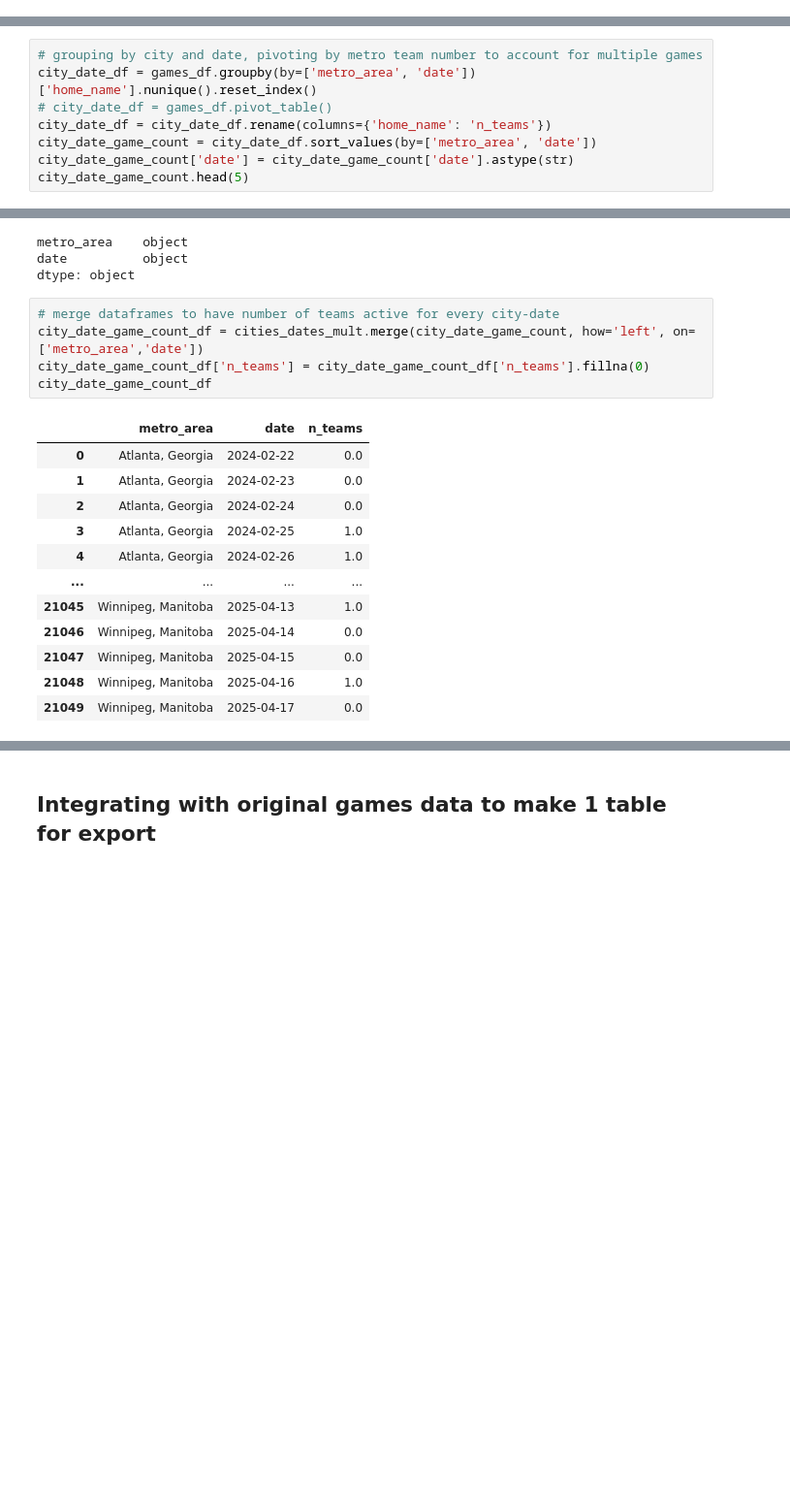
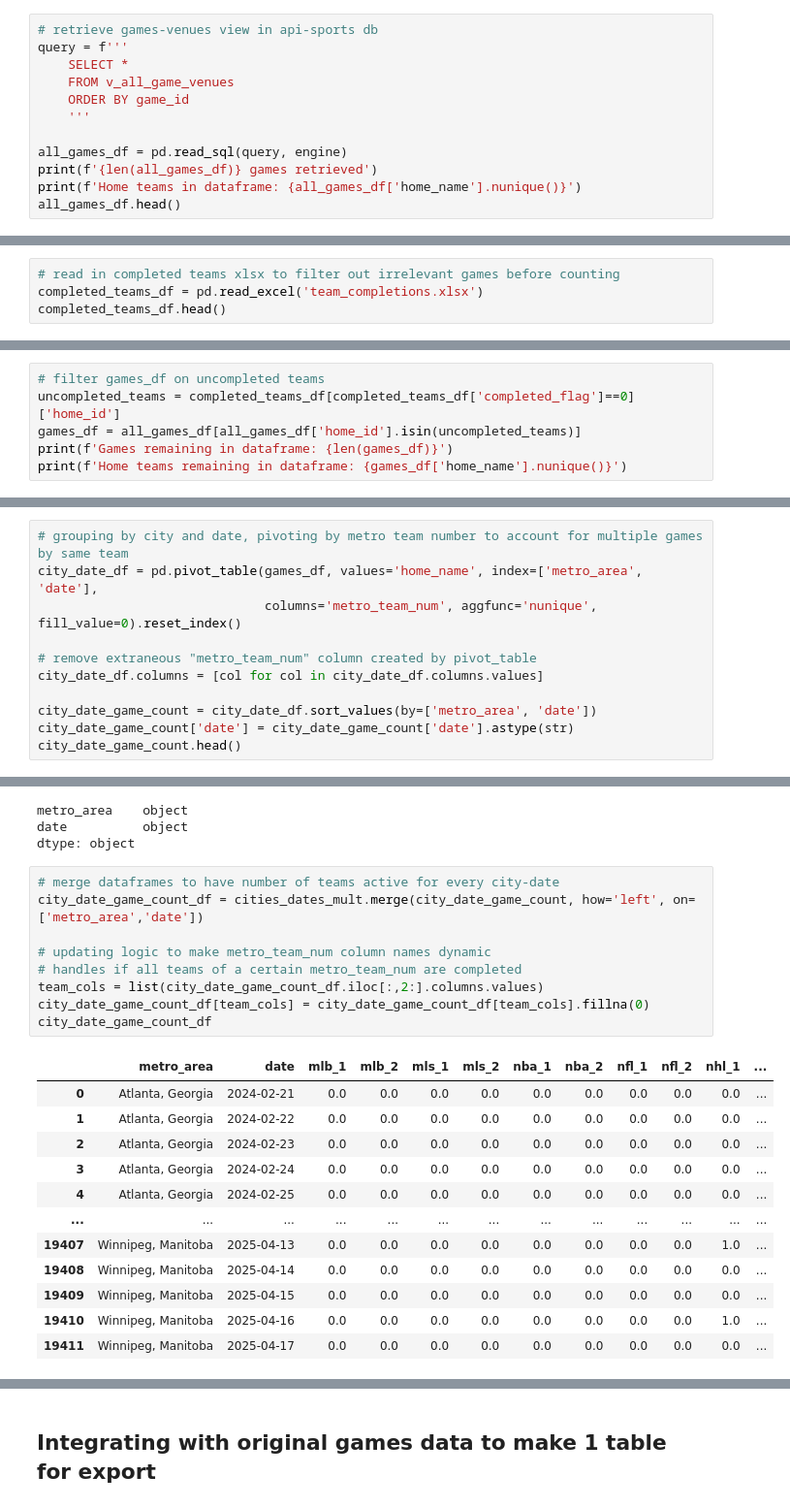
Before and after one commit to hunterhollis/asa, a Jupyter notebook: game_finder_v2.ipynb, the cells around one changed output, grey strips where cells are left out. Shown: that part at 97% size. Drawn from its saved outputs; the diff is of its cells as text; blank space fills up the shorter version.

```diff
--- a/game_finder_v2.ipynb
+++ b/game_finder_v2.ipynb
@@ -57,0 +11,12 @@ games_df.head()
+# %%
+# retrieve games-venues view in api-sports db
+query = f'''
+    SELECT *
+    FROM v_all_game_venues
+    ORDER BY game_id
+    '''
+
+all_games_df = pd.read_sql(query, engine)
+print(f'{len(all_games_df)} games retrieved')
+print(f'Home teams in dataframe: {all_games_df['home_name'].nunique()}')
+all_games_df.head()
@@ -57,0 +32,4 @@ games_df.head()
+# %%
+# read in completed teams xlsx to filter out irrelevant games before counting
+completed_teams_df = pd.read_excel('team_completions.xlsx')
+completed_teams_df.head()
@@ -57,0 +43,6 @@ games_df.head()
+# %%
+# filter games_df on uncompleted teams
+uncompleted_teams = completed_teams_df[completed_teams_df['completed_flag']==0]['home_id']
+games_df = all_games_df[all_games_df['home_id'].isin(uncompleted_teams)]
+print(f'Games remaining in dataframe: {len(games_df)}')
+print(f'Home teams remaining in dataframe: {games_df['home_name'].nunique()}')
@@ -58,9 +52,12 @@ games_df.head()
 # %%
-# grouping by city and date, pivoting by metro team number to account for multiple games
-city_date_df = games_df.groupby(by=['metro_area', 'date'])['home_name'].nunique().reset_index()
-# city_date_df = games_df.pivot_table()
-city_date_df = city_date_df.rename(columns={'home_name': 'n_teams'})
+# grouping by city and date, pivoting by metro team number to account for multiple games by same team
+city_date_df = pd.pivot_table(games_df, values='home_name', index=['metro_area', 'date'],
+                              columns='metro_team_num', aggfunc='nunique', fill_value=0).reset_index()
+
+# remove extraneous "metro_team_num" column created by pivot_table
+city_date_df.columns = [col for col in city_date_df.columns.values]
+
 city_date_game_count = city_date_df.sort_values(by=['metro_area', 'date'])
 city_date_game_count['date'] = city_date_game_count['date'].astype(str)
-city_date_game_count.head(5)
+city_date_game_count.head()
 # %% [output]
@@ -117,18 +114,22 @@ dtype: object
 # %%
 # merge dataframes to have number of teams active for every city-date
 city_date_game_count_df = cities_dates_mult.merge(city_date_game_count, how='left', on=['metro_area','date'])
-city_date_game_count_df['n_teams'] = city_date_game_count_df['n_teams'].fillna(0)
+
+# updating logic to make metro_team_num column names dynamic
+# handles if all teams of a certain metro_team_num are completed
+team_cols = list(city_date_game_count_df.iloc[:,2:].columns.values)
+city_date_game_count_df[team_cols] = city_date_game_count_df[team_cols].fillna(0)
 city_date_game_count_df
 # %% [output]
-|  | metro_area | date | n_teams |
-| 0 | Atlanta, Georgia | 2024-02-22 | 0.0 |
-| 1 | Atlanta, Georgia | 2024-02-23 | 0.0 |
-| 2 | Atlanta, Georgia | 2024-02-24 | 0.0 |
-| 3 | Atlanta, Georgia | 2024-02-25 | 1.0 |
-| 4 | Atlanta, Georgia | 2024-02-26 | 1.0 |
-| ... | ... | ... | ... |
-| 21045 | Winnipeg, Manitoba | 2025-04-13 | 1.0 |
-| 21046 | Winnipeg, Manitoba | 2025-04-14 | 0.0 |
-| 21047 | Winnipeg, Manitoba | 2025-04-15 | 0.0 |
-| 21048 | Winnipeg, Manitoba | 2025-04-16 | 1.0 |
-| 21049 | Winnipeg, Manitoba | 2025-04-17 | 0.0 |
+|  | metro_area | date | mlb_1 | mlb_2 | mls_1 | mls_2 | nba_1 | nba_2 | nfl_1 | nfl_2 | nhl_1 | ... |
+| 0 | Atlanta, Georgia | 2024-02-21 | 0.0 | 0.0 | 0.0 | 0.0 | 0.0 | 0.0 | 0.0 | 0.0 | 0.0 | ... |
+| 1 | Atlanta, Georgia | 2024-02-22 | 0.0 | 0.0 | 0.0 | 0.0 | 0.0 | 0.0 | 0.0 | 0.0 | 0.0 | ... |
+| 2 | Atlanta, Georgia | 2024-02-23 | 0.0 | 0.0 | 0.0 | 0.0 | 0.0 | 0.0 | 0.0 | 0.0 | 0.0 | ... |
+| 3 | Atlanta, Georgia | 2024-02-24 | 0.0 | 0.0 | 0.0 | 0.0 | 0.0 | 0.0 | 0.0 | 0.0 | 0.0 | ... |
+| 4 | Atlanta, Georgia | 2024-02-25 | 0.0 | 0.0 | 0.0 | 0.0 | 0.0 | 0.0 | 0.0 | 0.0 | 0.0 | ... |
+| ... | ... | ... | ... | ... | ... | ... | ... | ... | ... | ... | ... | ... |
+| 19407 | Winnipeg, Manitoba | 2025-04-13 | 0.0 | 0.0 | 0.0 | 0.0 | 0.0 | 0.0 | 0.0 | 0.0 | 1.0 | ... |
+| 19408 | Winnipeg, Manitoba | 2025-04-14 | 0.0 | 0.0 | 0.0 | 0.0 | 0.0 | 0.0 | 0.0 | 0.0 | 0.0 | ... |
+| 19409 | Winnipeg, Manitoba | 2025-04-15 | 0.0 | 0.0 | 0.0 | 0.0 | 0.0 | 0.0 | 0.0 | 0.0 | 0.0 | ... |
+| 19410 | Winnipeg, Manitoba | 2025-04-16 | 0.0 | 0.0 | 0.0 | 0.0 | 0.0 | 0.0 | 0.0 | 0.0 | 1.0 | ... |
+| 19411 | Winnipeg, Manitoba | 2025-04-17 | 0.0 | 0.0 | 0.0 | 0.0 | 0.0 | 0.0 | 0.0 | 0.0 | 0.0 | ... |
```
Also changed, not shown: parts of 21 cells of this notebook, 9 other files.
